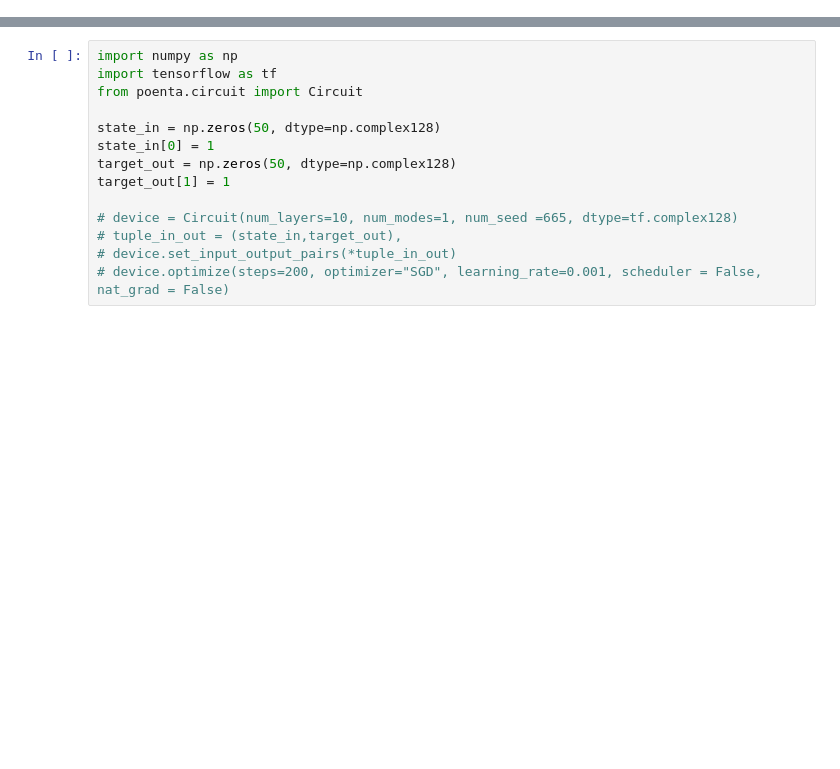
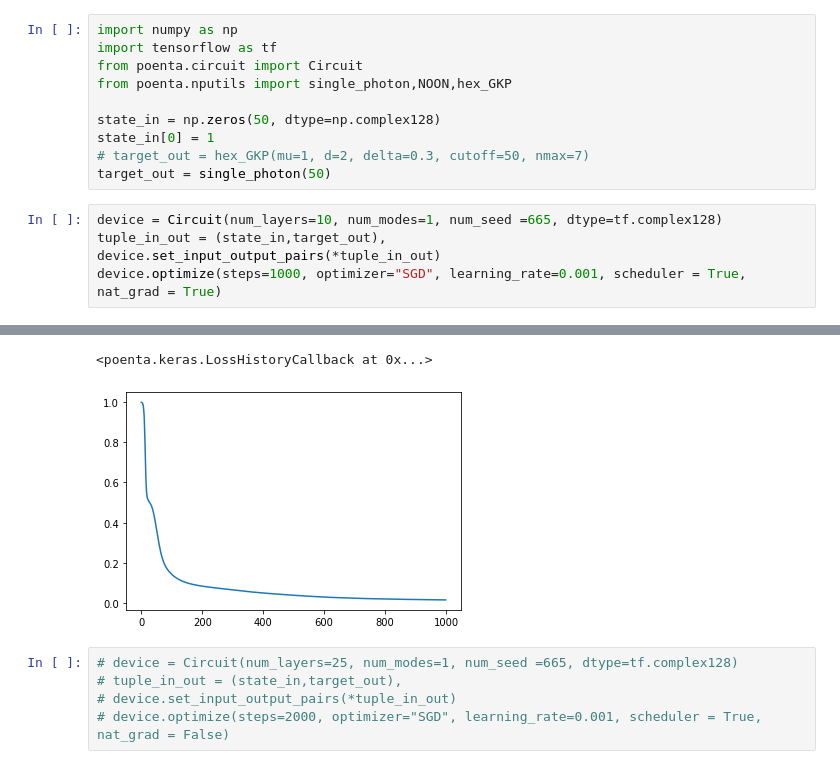
Before and after one commit to Miatto-research-group/Poenta, a Jupyter notebook: Untitled.ipynb, the cells around one changed output, grey strips where cells are left out. Cells and saved outputs as stored; diff of their text form; blank space fills up the shorter version.

```diff
--- a/Untitled.ipynb
+++ b/Untitled.ipynb
@@ -0,0 +1,16 @@
+# %%
+import numpy as np
+import tensorflow as tf
+from poenta.circuit import Circuit
+from poenta.nputils import single_photon,NOON,hex_GKP
+
+state_in = np.zeros(50, dtype=np.complex128)
+state_in[0] = 1
+# target_out = hex_GKP(mu=1, d=2, delta=0.3, cutoff=50, nmax=7)
+target_out = single_photon(50)
+# %%
+device = Circuit(num_layers=10, num_modes=1, num_seed =665, dtype=tf.complex128)
+tuple_in_out = (state_in,target_out),
+device.set_input_output_pairs(*tuple_in_out)
+device.optimize(steps=1000, optimizer="SGD", learning_rate=0.001, scheduler = True, nat_grad = True)
+# %% [output]
@@ -1,14 +18,7 @@
+<poenta.keras.LossHistoryCallback at 0x...>
+[figure, added]
 # %%
-import numpy as np
-import tensorflow as tf
-from poenta.circuit import Circuit
-
-state_in = np.zeros(50, dtype=np.complex128)
-state_in[0] = 1
-target_out = np.zeros(50, dtype=np.complex128)
-target_out[1] = 1
-
-# device = Circuit(num_layers=10, num_modes=1, num_seed =665, dtype=tf.complex128)
+# device = Circuit(num_layers=25, num_modes=1, num_seed =665, dtype=tf.complex128)
 # tuple_in_out = (state_in,target_out),
 # device.set_input_output_pairs(*tuple_in_out)
-# device.optimize(steps=200, optimizer="SGD", learning_rate=0.001, scheduler = False, nat_grad = False)
+# device.optimize(steps=2000, optimizer="SGD", learning_rate=0.001, scheduler = True, nat_grad = False)
```
Also changed, not shown: parts of 3 cells of this notebook, 4 other files.
